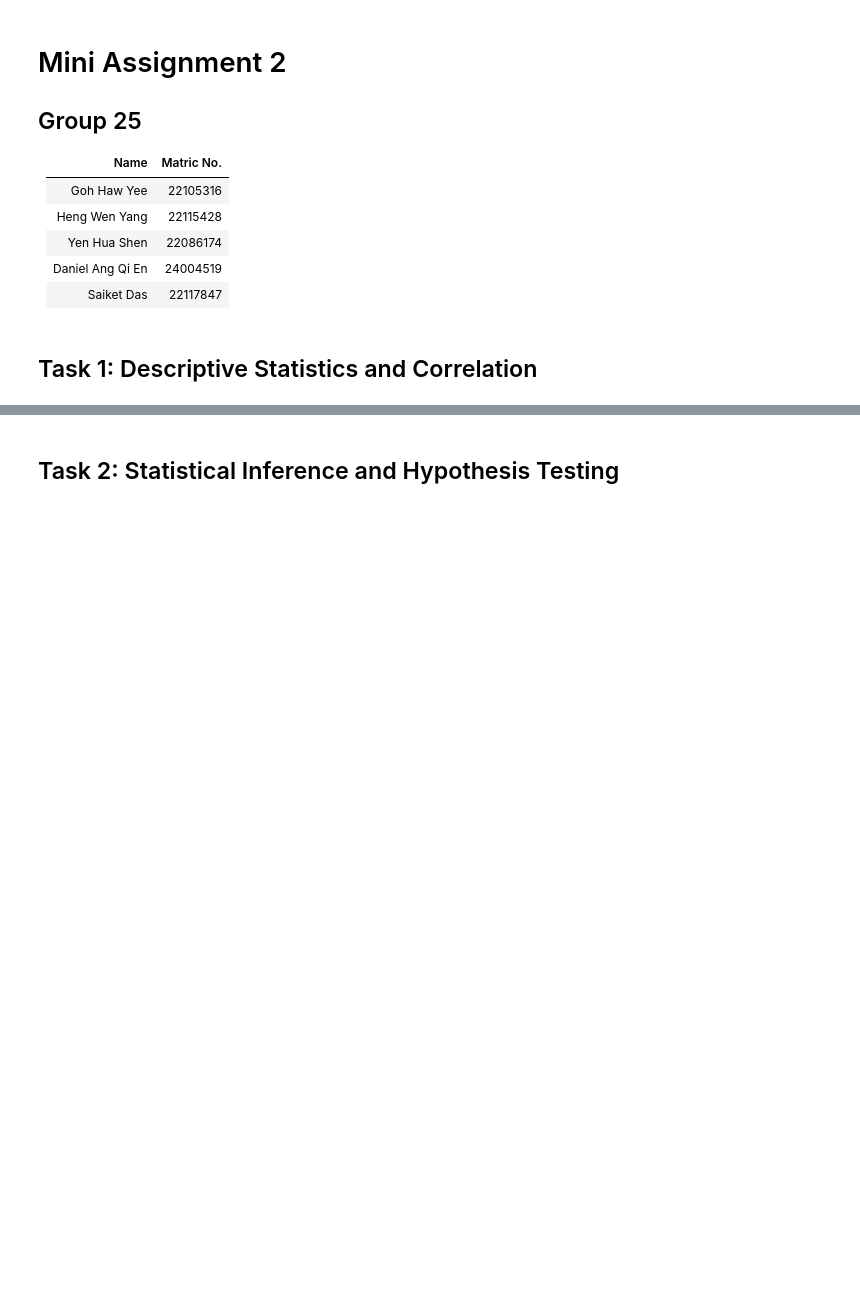
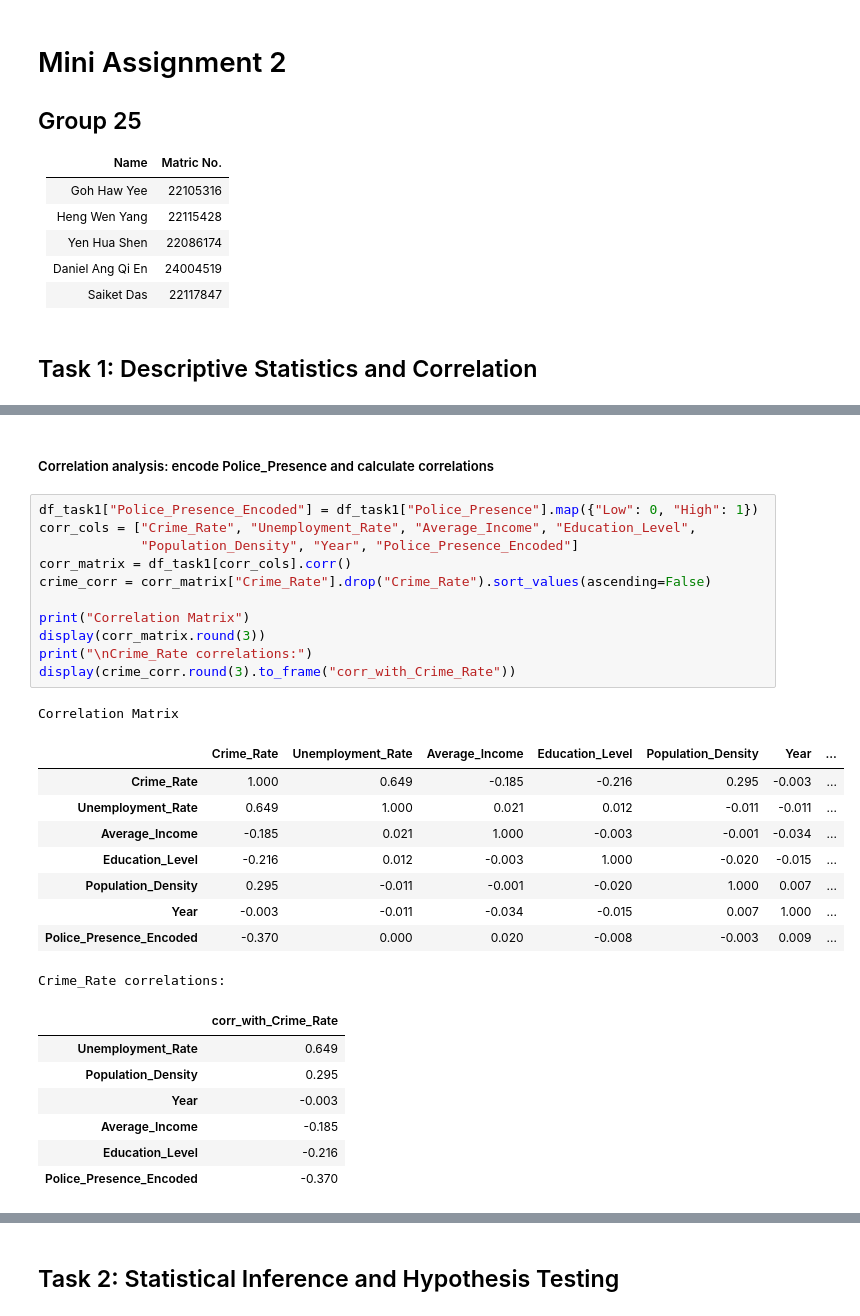
Before and after one commit to BuzzOffer/WIF3009-A2, a Jupyter notebook: A2.ipynb, the cells around one changed output, grey strips where cells are left out. Cells and saved outputs as stored; diff of their text form; blank space fills up the shorter version.

```diff
--- a/A2.ipynb
+++ b/A2.ipynb
@@ -14,0 +133,31 @@
+# %% [markdown]
+##### Correlation analysis: encode Police_Presence and calculate correlations
+# %%
+df_task1["Police_Presence_Encoded"] = df_task1["Police_Presence"].map({"Low": 0, "High": 1})
+corr_cols = ["Crime_Rate", "Unemployment_Rate", "Average_Income", "Education_Level",
+             "Population_Density", "Year", "Police_Presence_Encoded"]
+corr_matrix = df_task1[corr_cols].corr()
+crime_corr = corr_matrix["Crime_Rate"].drop("Crime_Rate").sort_values(ascending=False)
+
+print("Correlation Matrix")
+display(corr_matrix.round(3))
+print("\nCrime_Rate correlations:")
+display(crime_corr.round(3).to_frame("corr_with_Crime_Rate"))
+# %% [output]
+Correlation Matrix
+|  | Crime_Rate | Unemployment_Rate | Average_Income | Education_Level | Population_Density | Year | ... |
+| Crime_Rate | 1.000 | 0.649 | -0.185 | -0.216 | 0.295 | -0.003 | ... |
+| Unemployment_Rate | 0.649 | 1.000 | 0.021 | 0.012 | -0.011 | -0.011 | ... |
+| Average_Income | -0.185 | 0.021 | 1.000 | -0.003 | -0.001 | -0.034 | ... |
+| Education_Level | -0.216 | 0.012 | -0.003 | 1.000 | -0.020 | -0.015 | ... |
+| Population_Density | 0.295 | -0.011 | -0.001 | -0.020 | 1.000 | 0.007 | ... |
+| Year | -0.003 | -0.011 | -0.034 | -0.015 | 0.007 | 1.000 | ... |
+| Police_Presence_Encoded | -0.370 | 0.000 | 0.020 | -0.008 | -0.003 | 0.009 | ... |
+Crime_Rate correlations:
+|  | corr_with_Crime_Rate |
+| Unemployment_Rate | 0.649 |
+| Population_Density | 0.295 |
+| Year | -0.003 |
+| Average_Income | -0.185 |
+| Education_Level | -0.216 |
+| Police_Presence_Encoded | -0.370 |
```
Also changed, not shown: parts of 19 cells of this notebook.
